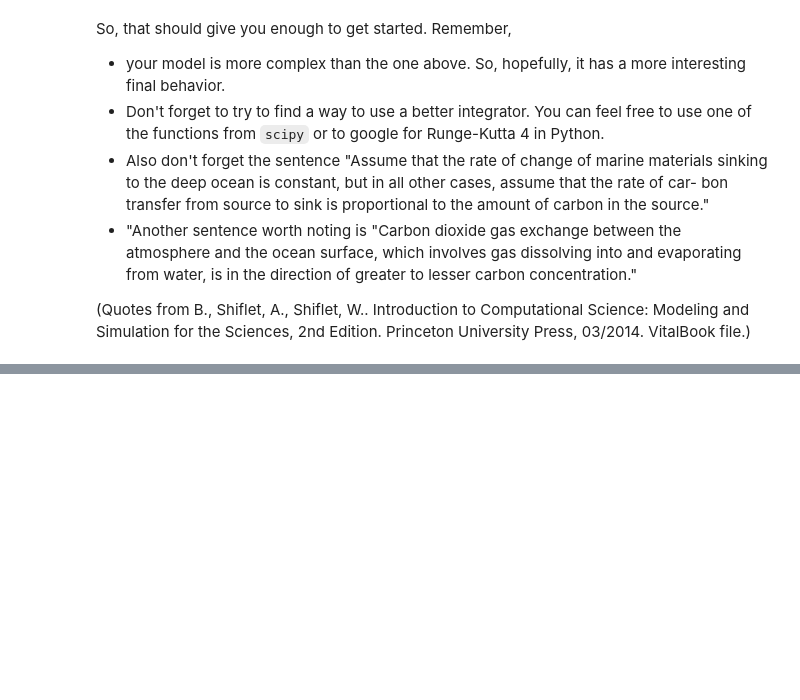
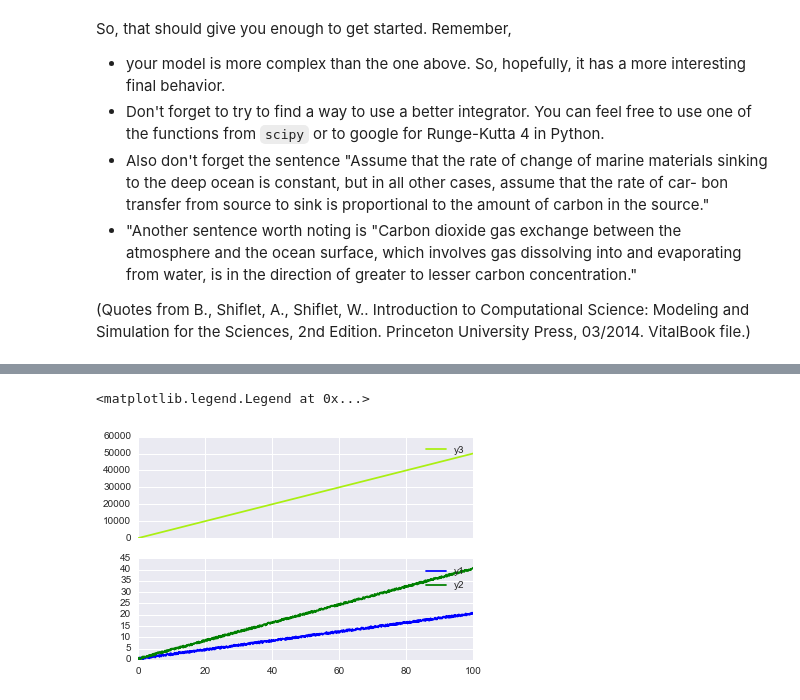
Before and after one commit to mglerner/MathematicalPhysics, a Jupyter notebook: CoupledDEs/CarbonCycle.ipynb, the cells around one changed output, grey strips where cells are left out. Saved outputs shown, nothing was run; the diff lists cells and outputs as text; code cells hidden in the pictures; blank space fills up the shorter version.

```diff
--- a/CoupledDEs/CarbonCycle.ipynb
+++ b/CoupledDEs/CarbonCycle.ipynb
@@ -178,0 +217,16 @@ So, that should give you enough to get started. Remember,
+# %%
+x = np.linspace(0,100,1000)
+y1 = 0.2*x + np.random.rand(1000)
+y2 = 0.4*x + np.random.rand(1000)
+y3 = 500*x + np.random.rand(1000)
+
+fig, (ax1, ax2) = plt.subplots(2, 1, sharex=True)
+
+ax2.plot(x,y1,label='y1',color='blue')
+ax2.plot(x,y2,label='y2',color='green')
+ax1.plot(x,y3,label='y3',color='#aaef12')
+ax1.legend()
+ax2.legend()
+# %% [output]
+<matplotlib.legend.Legend at 0x...>
+[figure, added]
```
Also changed, not shown: parts of 5 cells of this notebook.
